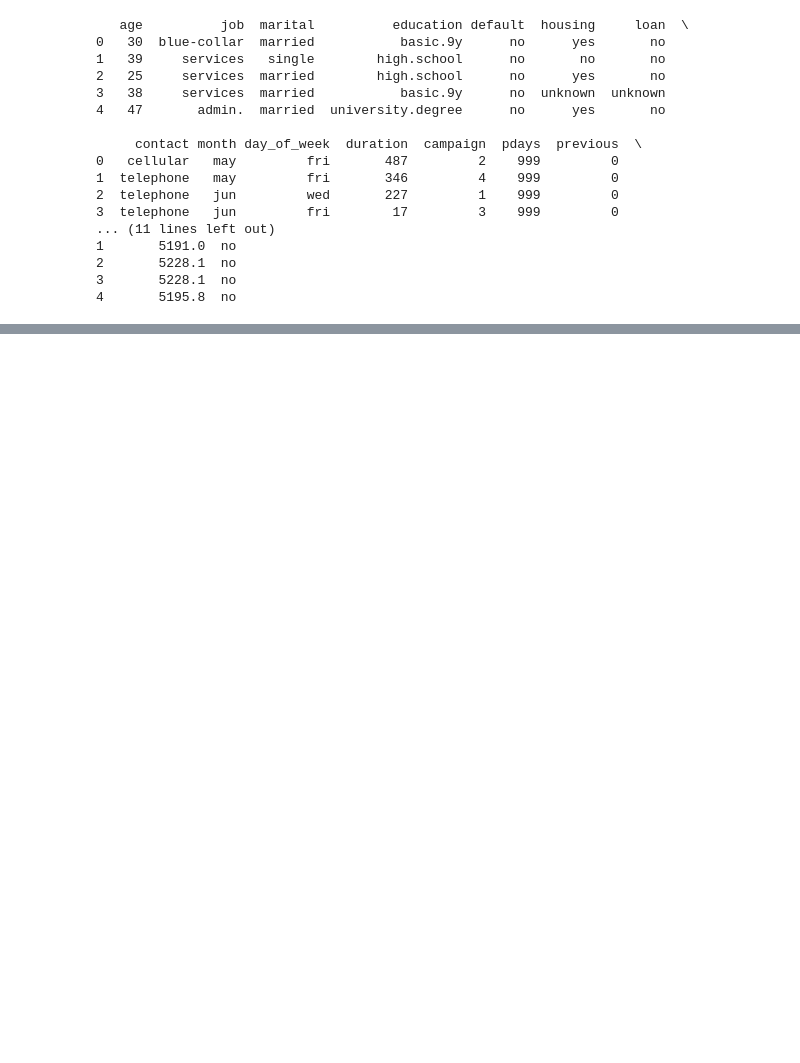
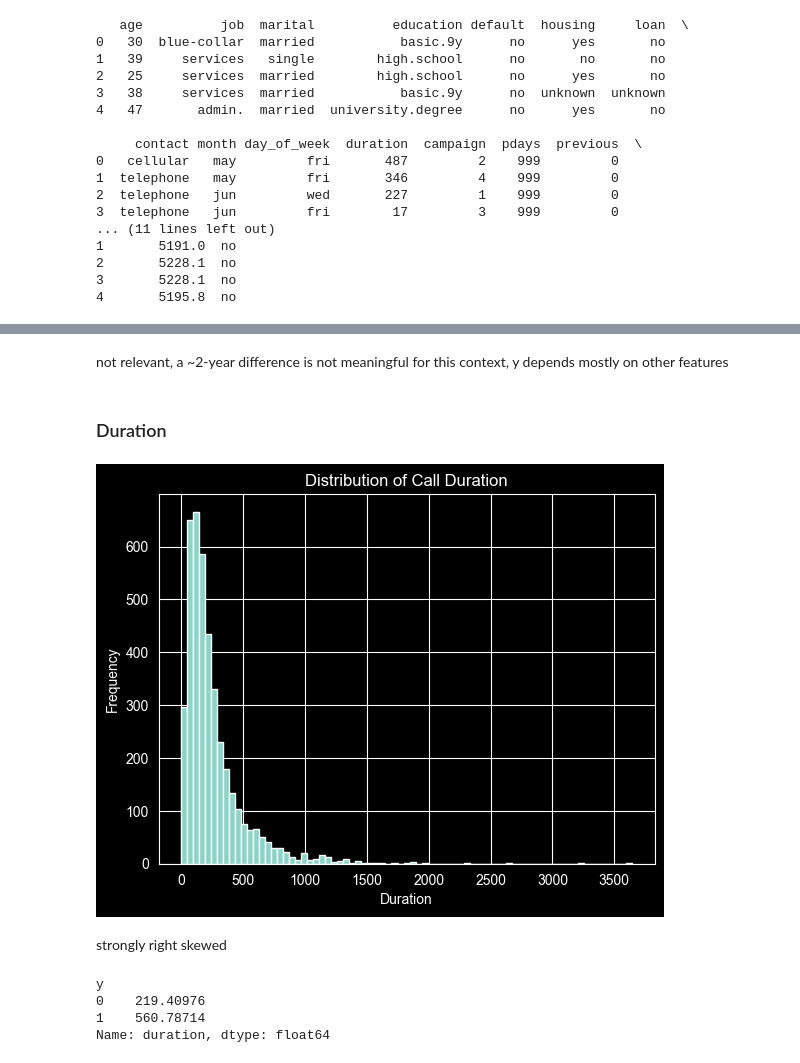
Before and after one commit to Rdrg-Blnc-IE/Machine_Learning_Foundations-Data_Preparation, a Jupyter notebook: assignment_1_rodrigo_blanco_maldonado.ipynb, the cells around one changed output, grey strips where cells are left out. Cells and saved outputs as stored; diff of their text form; code cells hidden in the pictures; blank space fills up the shorter version.

```diff
--- a/assignment_1_rodrigo_blanco_maldonado.ipynb
+++ b/assignment_1_rodrigo_blanco_maldonado.ipynb
@@ -65,0 +276,22 @@ Name: duration, dtype: float64
+# %% [markdown]
+not relevant, a ~2-year difference is not meaningful for this context, y depends mostly on other features
+# %% [markdown]
+### Duration
+# %%
+plt.figure()
+plt.hist(df['duration'], bins=75)
+plt.xlabel('Duration')
+plt.ylabel('Frequency')
+plt.title('Distribution of Call Duration')
+plt.show()
+# %% [output]
+[figure, added]
+# %% [markdown]
+strongly right skewed
+# %%
+print(df.groupby('y')['duration'].mean())
+# %% [output]
+y
+0    219.40976
+1    560.78714
+Name: duration, dtype: float64
```
Also changed, not shown: parts of 51 cells of this notebook.
